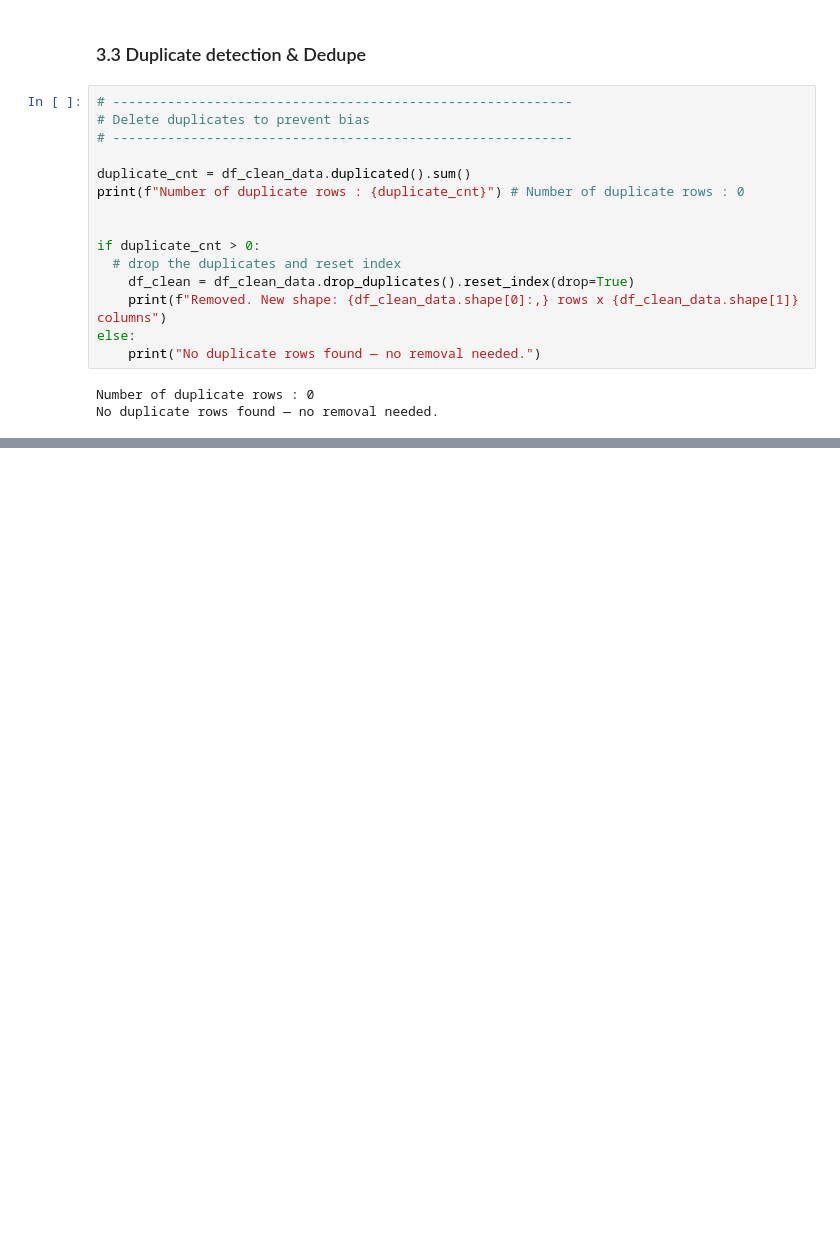
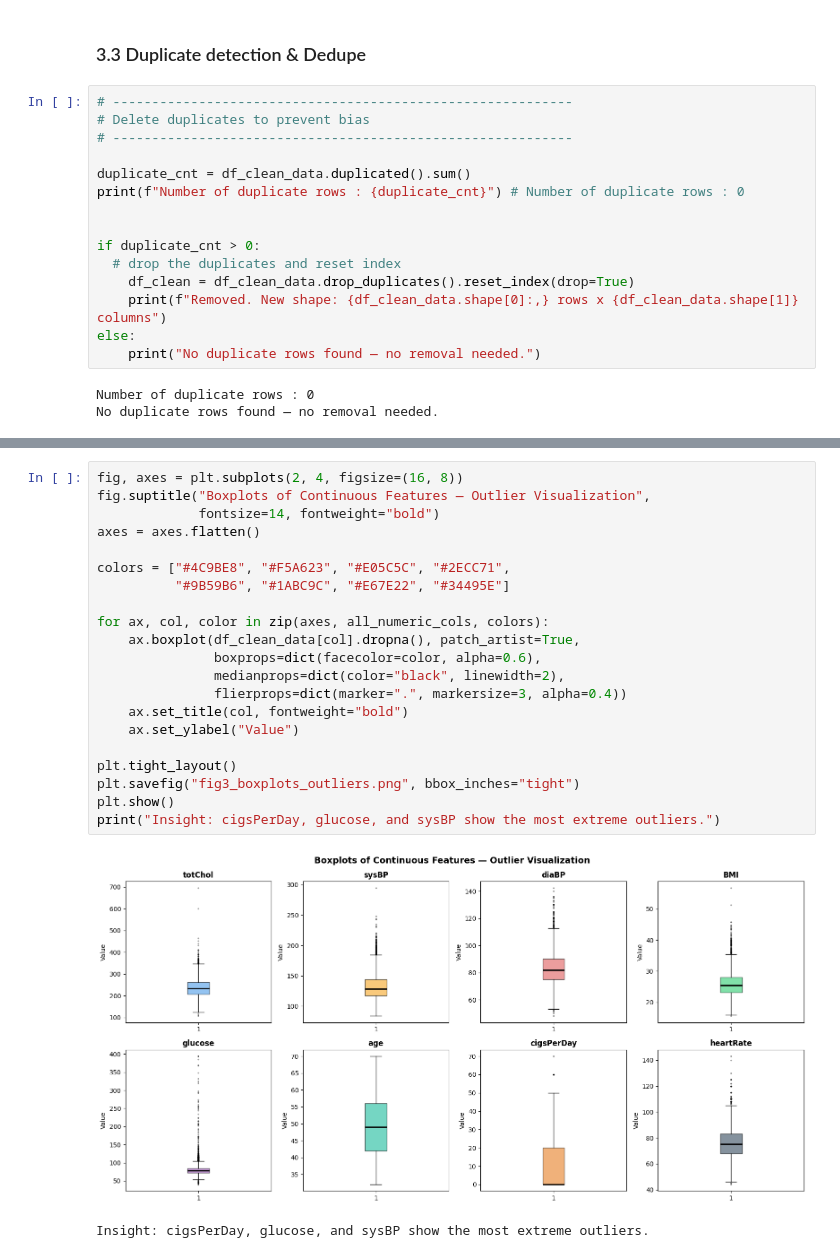
Before and after one commit to olkanth/MSCS_634_ProjectDeliverable_1, a Jupyter notebook: MSCS_634_Project_Notebook.ipynb, the cells around one changed output, grey strips where cells are left out. Drawn from its saved outputs; the diff is of its cells as text; blank space fills up the shorter version.

Commit message:
Outlier Detection

```diff
--- a/MSCS_634_Project_Notebook.ipynb
+++ b/MSCS_634_Project_Notebook.ipynb
@@ -300,0 +428,24 @@ No duplicate rows found — no removal needed.
+# %%
+fig, axes = plt.subplots(2, 4, figsize=(16, 8))
+fig.suptitle("Boxplots of Continuous Features — Outlier Visualization",
+             fontsize=14, fontweight="bold")
+axes = axes.flatten()
+
+colors = ["#4C9BE8", "#F5A623", "#E05C5C", "#2ECC71",
+          "#9B59B6", "#1ABC9C", "#E67E22", "#34495E"]
+
+for ax, col, color in zip(axes, all_numeric_cols, colors):
+    ax.boxplot(df_clean_data[col].dropna(), patch_artist=True,
+               boxprops=dict(facecolor=color, alpha=0.6),
+               medianprops=dict(color="black", linewidth=2),
+               flierprops=dict(marker=".", markersize=3, alpha=0.4))
+    ax.set_title(col, fontweight="bold")
+    ax.set_ylabel("Value")
+
+plt.tight_layout()
+plt.savefig("fig3_boxplots_outliers.png", bbox_inches="tight")
+plt.show()
+print("Insight: cigsPerDay, glucose, and sysBP show the most extreme outliers.")
+# %% [output]
+[figure, added]
+Insight: cigsPerDay, glucose, and sysBP show the most extreme outliers.
```
Also changed, not shown: parts of 6 cells of this notebook.
